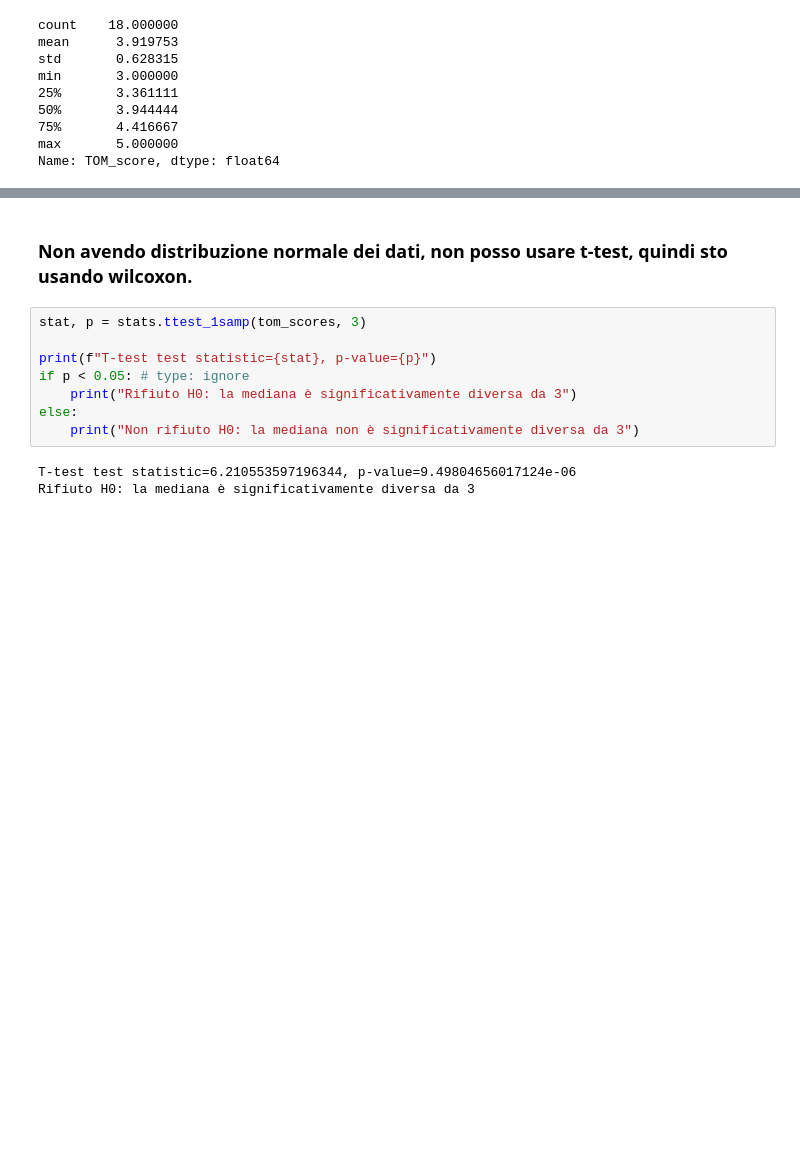
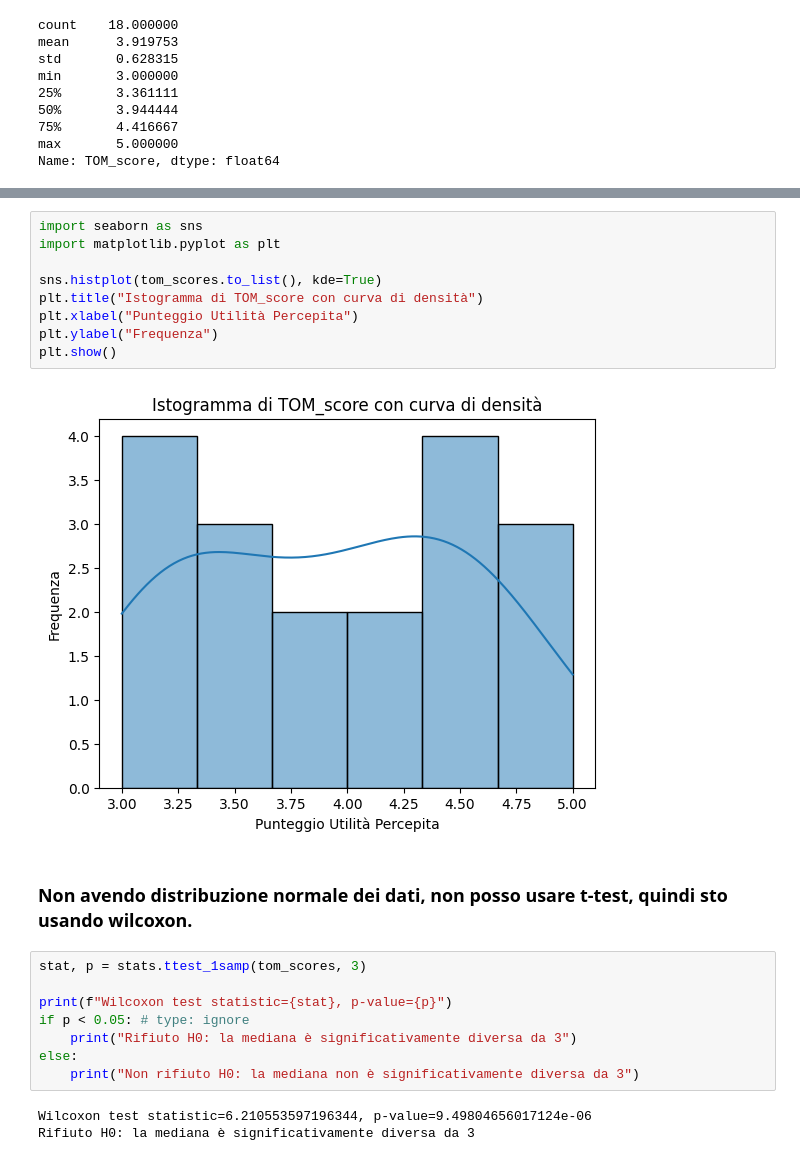
Before and after one commit to leotodisco/TARS_empirical_experiment, a Jupyter notebook: statistical_analysis/RQ3_statistical_analysis.ipynb, the cells around one changed output, grey strips where cells are left out. Cells and saved outputs as stored; diff of their text form; blank space fills up the shorter version.

```diff
--- a/statistical_analysis/RQ3_statistical_analysis.ipynb
+++ b/statistical_analysis/RQ3_statistical_analysis.ipynb
@@ -221,13 +214,24 @@ I dati non si discostano significativamente dalla normalità.
+# %%
+import seaborn as sns
+import matplotlib.pyplot as plt
+
+sns.histplot(tom_scores.to_list(), kde=True)
+plt.title("Istogramma di TOM_score con curva di densità")
+plt.xlabel("Punteggio Utilità Percepita")
+plt.ylabel("Frequenza")
+plt.show()
+# %% [output]
+[figure, added]
 # %% [markdown]
 ### Non avendo distribuzione normale dei dati, non posso usare t-test, quindi sto usando wilcoxon.
 # %%
 stat, p = stats.ttest_1samp(tom_scores, 3)
 
-print(f"T-test test statistic={stat}, p-value={p}")
+print(f"Wilcoxon test statistic={stat}, p-value={p}")
 if p < 0.05: # type: ignore
     print("Rifiuto H0: la mediana è significativamente diversa da 3")
 else:
     print("Non rifiuto H0: la mediana non è significativamente diversa da 3")
 # %% [output]
-T-test test statistic=6.210553597196344, p-value=9.49804656017124e-06
+Wilcoxon test statistic=6.210553597196344, p-value=9.49804656017124e-06
 Rifiuto H0: la mediana è significativamente diversa da 3
```
Also changed, not shown: parts of 1 cell of this notebook, 23 other files.
